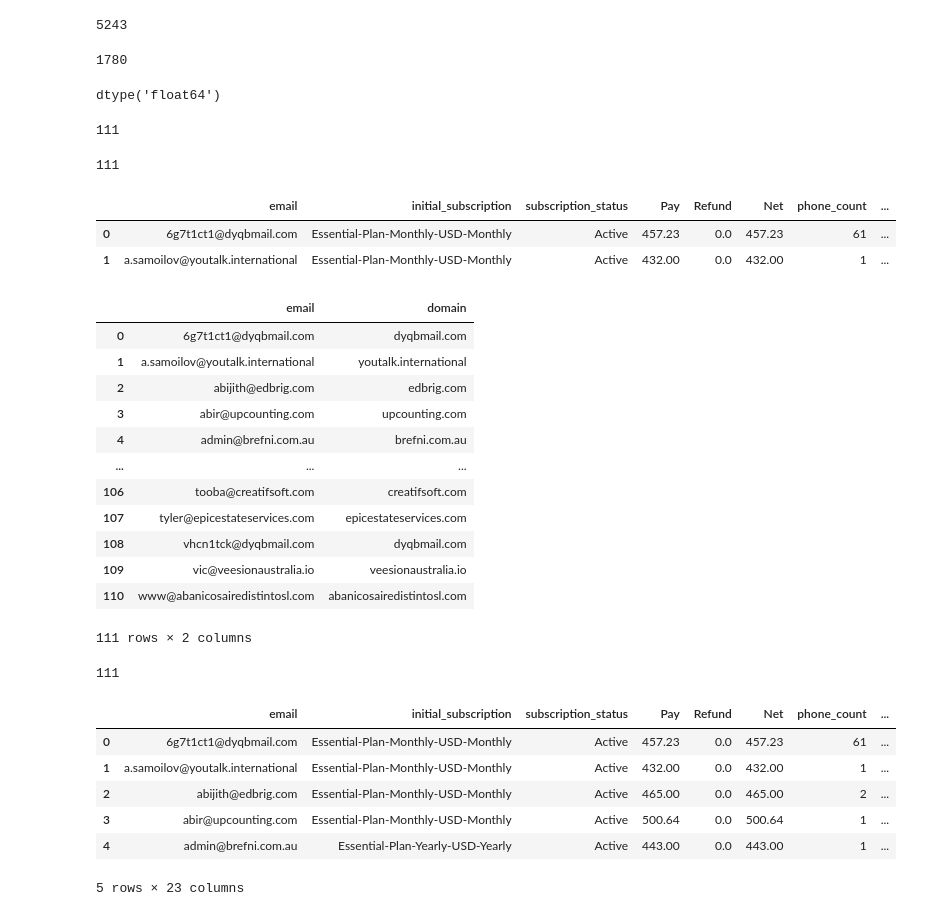
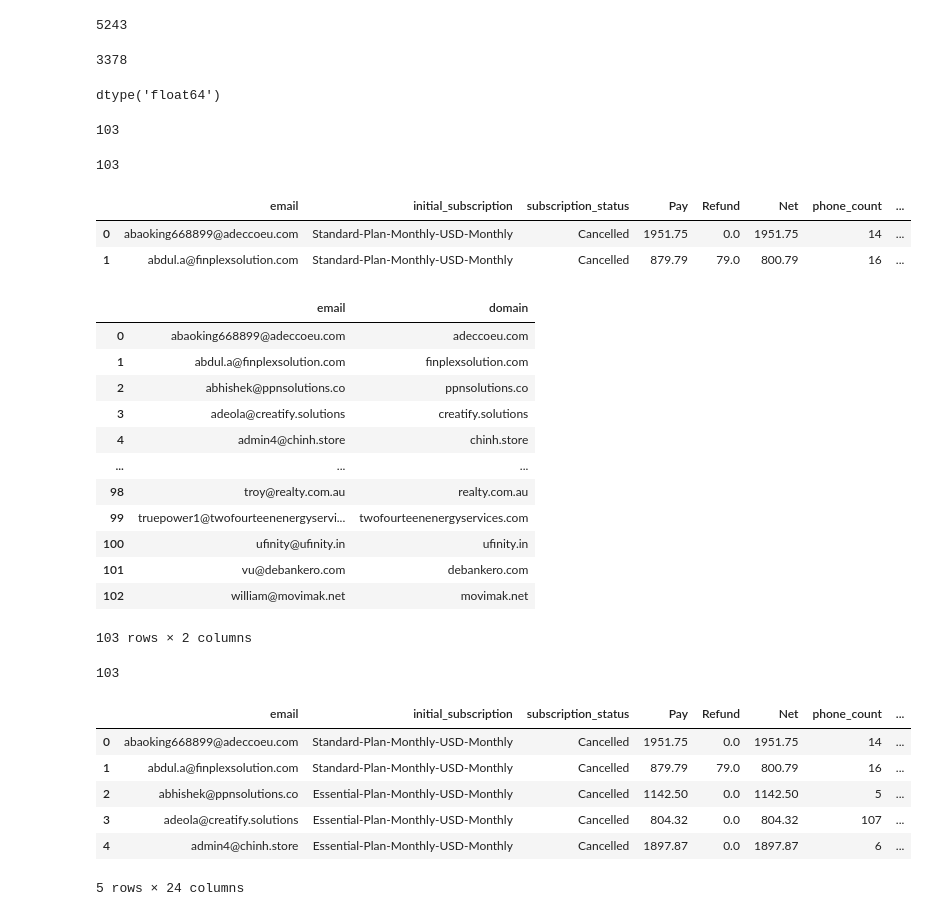
Before and after one commit to sagar-krispcall/domain_checker, a Jupyter notebook: Enterprise_Client/Analysis.ipynb, the cells around one changed output. Saved outputs shown, nothing was run; the diff lists cells and outputs as text; code cells hidden in the pictures.

```diff
--- a/Enterprise_Client/Analysis.ipynb
+++ b/Enterprise_Client/Analysis.ipynb
@@ -2,7 +2,7 @@
 import pandas as pd
 # %%
 df = pd.read_csv('Enterprise Clients.csv')
-df2 = pd.read_csv('enterprise_domain(active_pay_400_550)_enriched.csv')
+df2 = pd.read_csv('enterprise_domain(closed_pay_380)_enriched.csv')
 print(df.shape)
 df.head(2)
 # %% [output]
@@ -15,19 +15,19 @@ print(df['email'].nunique())
 # %% [output]
 5243
 # %%
-df_active = df[df['subscription_status'] == 'Active']
+df_active = df[df['subscription_status'] == 'Cancelled']
 print(len(df_active))
 # %% [output]
-1780
+3378
 # %%
 df_active['Pay'].dtypes
 # %% [output]
 dtype('float64')
 # %%
-df_active_pay = df_active[df_active['Pay'].between(400,550)]
+df_active_pay = df_active[df_active['Pay']>380]
 print(len(df_active_pay))
 # %% [output]
-111
+103
 # %%
 df_active_pay = df_active_pay.copy()
 df_active_pay['email'] = df_active_pay['email'].str.lower().str.strip()
@@ -35,30 +35,30 @@ df_active_pay = df_active_pay[~df_active_pay['email'].str.contains(' ', na=False
 df_active_pay = df_active_pay.reset_index(drop=True)
 print(len(df_active_pay))
 # %% [output]
-111
+103
 # %%
 df_active_pay[['username', 'domain']] = df_active_pay['email'].str.split('@', expand=True)
-#df_active_pay = df_active_pay.drop_duplicates(subset='domain')
 df_active_pay.head(2)
 # %% [output]
 |  | email | initial_subscription | subscription_status | Pay | Refund | Net | phone_count | ... |
-| 0 | 6g7t1ct1@dyqbmail.com | Essential-Plan-Monthly-USD-Monthly | Active | 457.23 | 0.0 | 457.23 | 61 | ... |
-| 1 | a.samoilov@youtalk.international | Essential-Plan-Monthly-USD-Monthly | Active | 432.00 | 0.0 | 432.00 | 1 | ... |
+| 0 | abaoking668899@adeccoeu.com | Standard-Plan-Monthly-USD-Monthly | Cancelled | 1951.75 | 0.0 | 1951.75 | 14 | ... |
+| 1 | abdul.a@finplexsolution.com | Standard-Plan-Monthly-USD-Monthly | Cancelled | 879.79 | 79.0 | 800.79 | 16 | ... |
 # %%
 final_df = df_active_pay[['email', 'domain']]
+final_df = final_df.drop_duplicates(subset='domain')
 final_df
 # %% [output]
 |  | email | domain |
-| 0 | 6g7t1ct1@dyqbmail.com | dyqbmail.com |
-| 1 | a.samoilov@youtalk.international | youtalk.international |
-| 2 | abijith@edbrig.com | edbrig.com |
-| 3 | abir@upcounting.com | upcounting.com |
-| 4 | admin@brefni.com.au | brefni.com.au |
+| 0 | abaoking668899@adeccoeu.com | adeccoeu.com |
+| 1 | abdul.a@finplexsolution.com | finplexsolution.com |
+| 2 | abhishek@ppnsolutions.co | ppnsolutions.co |
+| 3 | adeola@creatify.solutions | creatify.solutions |
+| 4 | admin4@chinh.store | chinh.store |
 | ... | ... | ... |
-| 106 | tooba@creatifsoft.com | creatifsoft.com |
-| 107 | tyler@epicestateservices.com | epicestateservices.com |
-| 108 | vhcn1tck@dyqbmail.com | dyqbmail.com |
-| 109 | vic@veesionaustralia.io | veesionaustralia.io |
-| 110 | www@abanicosairedistintosl.com | abanicosairedistintosl.com |
+| 98 | troy@realty.com.au | realty.com.au |
+| 99 | truepower1@twofourteenenergyservi... | twofourteenenergyservices.com |
+| 100 | ufinity@ufinity.in | ufinity.in |
+| 101 | vu@debankero.com | debankero.com |
+| 102 | william@movimak.net | movimak.net |
-111 rows × 2 columns
+103 rows × 2 columns
 # %%
@@ -66,14 +66,14 @@ final_df.to_csv('enterprise_domain(active_pay_400_550).csv', index = False)
 # %%
-final = pd.merge(df_active_pay, df2, on = ['domain','email'], how = 'left')
+final = pd.merge(df_active_pay, df2, on = ['email','domain'], how = 'left')
 print(len(final))
 final.head(5)
 # %% [output]
-111
+103
 |  | email | initial_subscription | subscription_status | Pay | Refund | Net | phone_count | ... |
-| 0 | 6g7t1ct1@dyqbmail.com | Essential-Plan-Monthly-USD-Monthly | Active | 457.23 | 0.0 | 457.23 | 61 | ... |
-| 1 | a.samoilov@youtalk.international | Essential-Plan-Monthly-USD-Monthly | Active | 432.00 | 0.0 | 432.00 | 1 | ... |
-| 2 | abijith@edbrig.com | Essential-Plan-Monthly-USD-Monthly | Active | 465.00 | 0.0 | 465.00 | 2 | ... |
-| 3 | abir@upcounting.com | Essential-Plan-Monthly-USD-Monthly | Active | 500.64 | 0.0 | 500.64 | 1 | ... |
-| 4 | admin@brefni.com.au | Essential-Plan-Yearly-USD-Yearly | Active | 443.00 | 0.0 | 443.00 | 1 | ... |
+| 0 | abaoking668899@adeccoeu.com | Standard-Plan-Monthly-USD-Monthly | Cancelled | 1951.75 | 0.0 | 1951.75 | 14 | ... |
+| 1 | abdul.a@finplexsolution.com | Standard-Plan-Monthly-USD-Monthly | Cancelled | 879.79 | 79.0 | 800.79 | 16 | ... |
+| 2 | abhishek@ppnsolutions.co | Essential-Plan-Monthly-USD-Monthly | Cancelled | 1142.50 | 0.0 | 1142.50 | 5 | ... |
+| 3 | adeola@creatify.solutions | Essential-Plan-Monthly-USD-Monthly | Cancelled | 804.32 | 0.0 | 804.32 | 107 | ... |
+| 4 | admin4@chinh.store | Essential-Plan-Monthly-USD-Monthly | Cancelled | 1897.87 | 0.0 | 1897.87 | 6 | ... |
-5 rows × 23 columns
+5 rows × 24 columns
 # %%
```
Also changed, not shown: parts of 2 cells of this notebook, 8 other files.
